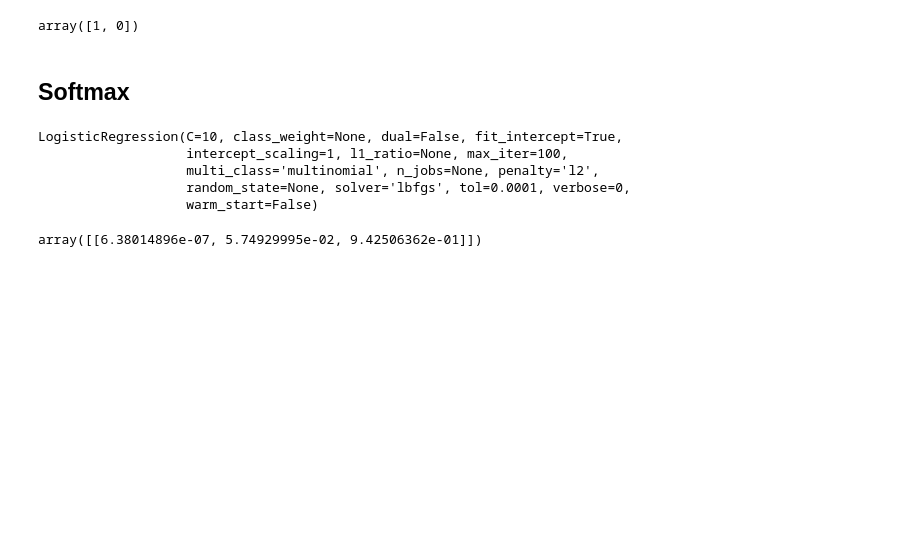
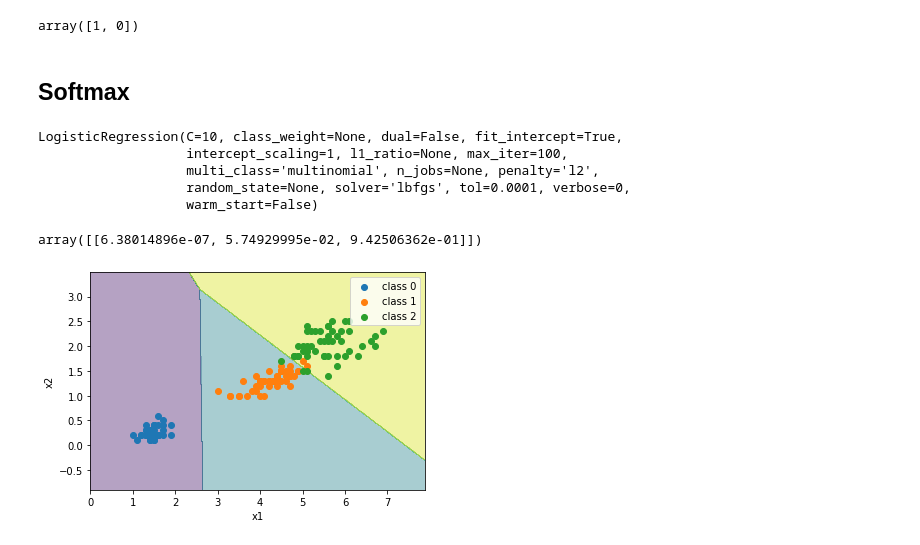
Before and after one commit to SagarDePrem/TF_essentials, a Jupyter notebook: Classification/Iris Dataset - Logistic, Softmax.ipynb, the cells around one changed output. Cells and saved outputs as stored; diff of their text form; code cells hidden in the pictures; blank space fills up the shorter version.

```diff
--- a/Classification/Iris Dataset - Logistic, Softmax.ipynb
+++ b/Classification/Iris Dataset - Logistic, Softmax.ipynb
@@ -43,6 +47,13 @@ array([1, 0])
 # %%
 X = iris["data"][:, (2, 3)] # petal length, petal width
 y = iris["target"]
+# %%
+X0 = X[np.where(y==0)]
+X1 = X[np.where(y==1)]
+X2 = X[np.where(y==2)]
+y0 = y[np.where(y==0)]
+y1 = y[np.where(y==1)]
+y2 = y[np.where(y==2)]
 # %%
 softmax_reg = LogisticRegression(multi_class="multinomial",solver="lbfgs", C=10) # if multinomial is set, softmax, else OvA
 softmax_reg.fit(X, y)
@@ -57,3 +68,24 @@ softmax_reg.predict([[5, 2]])
 softmax_reg.predict_proba([[5, 2]])
 # %% [output]
 array([[6.38014896e-07, 5.74929995e-02, 9.42506362e-01]])
+# %%
+# obtain decision boundary
+resolution = 0.01
+x1_min, x1_max = X[:, 0].min() - 1, X[:, 0].max() + 1
+x2_min, x2_max = X[:, 1].min() - 1, X[:, 1].max() + 1
+xx1, xx2 = np.meshgrid(np.arange(x1_min, x1_max,resolution),np.arange(x2_min, x2_max,resolution))
+xx = np.append(xx1.flatten()[:,np.newaxis],xx2.flatten()[:,np.newaxis],axis=1)
+yy = softmax_reg.predict(xx)
+
+plt.contourf(xx1, xx2, yy.reshape(*(xx1.shape)), alpha=0.4)
+plt.xlim(xx1.min(), xx1.max())
+plt.ylim(xx2.min(), xx2.max())
+plt.scatter(X0[:,0],X0[:,1],label='class 0')
+plt.scatter(X1[:,0],X1[:,1],label='class 1')
+plt.scatter(X2[:,0],X2[:,1],label='class 2')
+plt.legend()
+plt.xlabel('x1')
+plt.ylabel('x2')
+plt.show()
+# %% [output]
+[figure, added]
```
Also changed, not shown: parts of 2 cells of this notebook, 1 other file.
